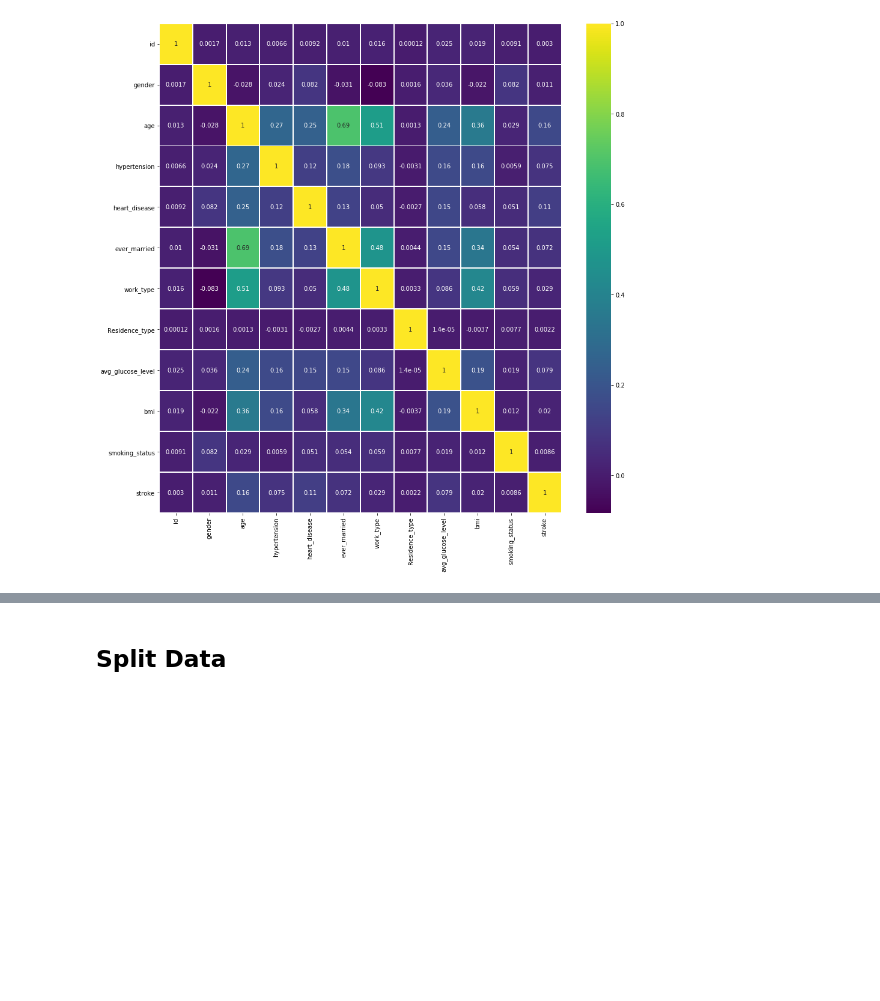
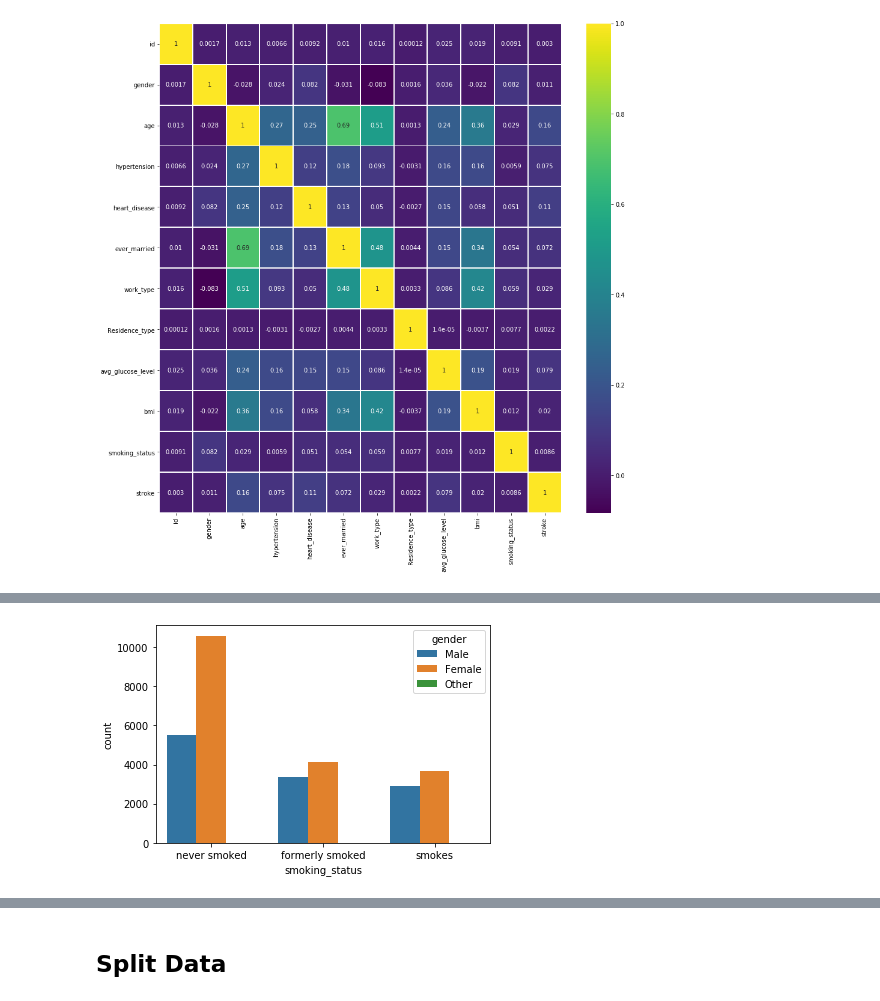
Before and after one commit to dan393/Dissertation, a Jupyter notebook: Code/dissertation/Stroke Predictions.ipynb, the cells around one changed output, grey strips where cells are left out. Drawn from its saved outputs; the diff is of its cells as text; code cells hidden in the pictures; blank space fills up the shorter version.

```diff
--- a/Code/dissertation/Stroke Predictions.ipynb
+++ b/Code/dissertation/Stroke Predictions.ipynb
@@ -199,3 +205,9 @@ save('/building_ann/heatmap.png')
+# %%
+df = pd.read_csv("../input/stroke-dataset/stroke.csv")
+sns.countplot(x='smoking_status',data=df,hue='gender')
+save('/building_ann/smoking_scatterplot.png')
+# %% [output]
+[figure, added]
 # %%
 # sorted(df['smoking_status'].unique())
 df = pd.read_csv("../input/stroke-dataset/stroke.csv")
```
Also changed, not shown: parts of 21 cells of this notebook, 2 other files.
